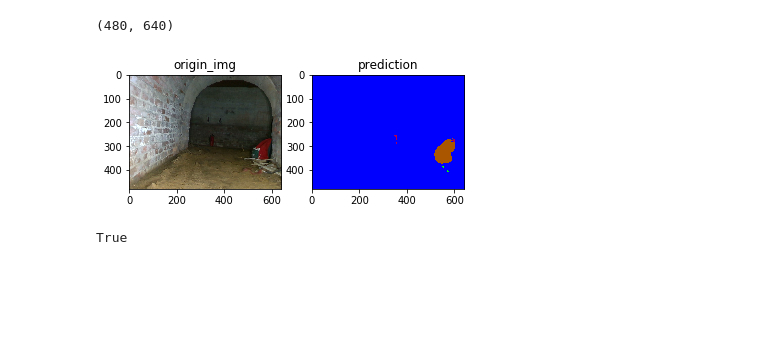
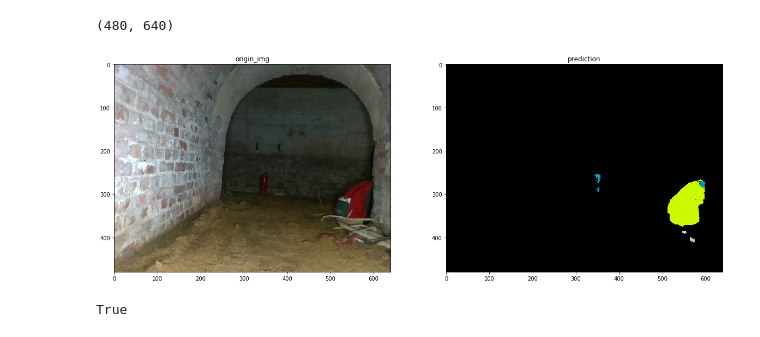
Before and after one commit to championway/gan_rv, a Jupyter notebook: catkin_ws/src/classify/src/evaluate_fcn_subt.ipynb, the cells around one changed output. Saved outputs shown, nothing was run; the diff lists cells and outputs as text; code cells hidden in the pictures; blank space fills up the shorter version.

```diff
--- a/catkin_ws/src/classify/src/evaluate_fcn_subt.ipynb
+++ b/catkin_ws/src/classify/src/evaluate_fcn_subt.ipynb
@@ -184,22 +184,27 @@ def predict(img_):
 # %%
 cv_image = cv2.imread("/media/arg_ws3/5E703E3A703E18EB/data/subt_tunnel_hsinchu/bag3/Images/users/andyser/subt_real/evl_data/bag3/5.jpg", cv2.IMREAD_UNCHANGED)
 pred = predict(cv_image)
 print(pred.shape)
+fig=plt.figure(figsize=(20, 20))
 plt.subplot(1, 2, 1)
 plt.title("origin_img")
 plt.imshow(cv_image[:, :, ::-1]) #RGB2BGR
 #print(img.shape, pred[0].shape)
 #print(np.unique(_img[i]))
 
 plt.subplot(1, 2, 2)
 plt.title("prediction")
-plt.imshow(pred,cmap = "brg",vmin = 0, vmax = n_class - 1)
+plt.imshow(pred,cmap = "nipy_spectral",vmin = 0, vmax = n_class - 1)
 
 plt.show()
+cmap = plt.cm.nipy_spectral
+norm = plt.Normalize(vmin=pred.min(), vmax=4)
+image = cmap(norm(pred))
+plt.imsave('/home/arg_ws3/Desktop/thesis/image/subt_fcn.png', image)
 #generate_img = predict(cv_image)
 # %% [output]
 (480, 640)
-[figure, old version]
+[figure, new version]
 # %%
 #im = np.ones((480, 640, 3))*100
 im = np.zeros((480, 640, 3))
```
Also changed, not shown: parts of 1 cell of this notebook, 27 other files.
